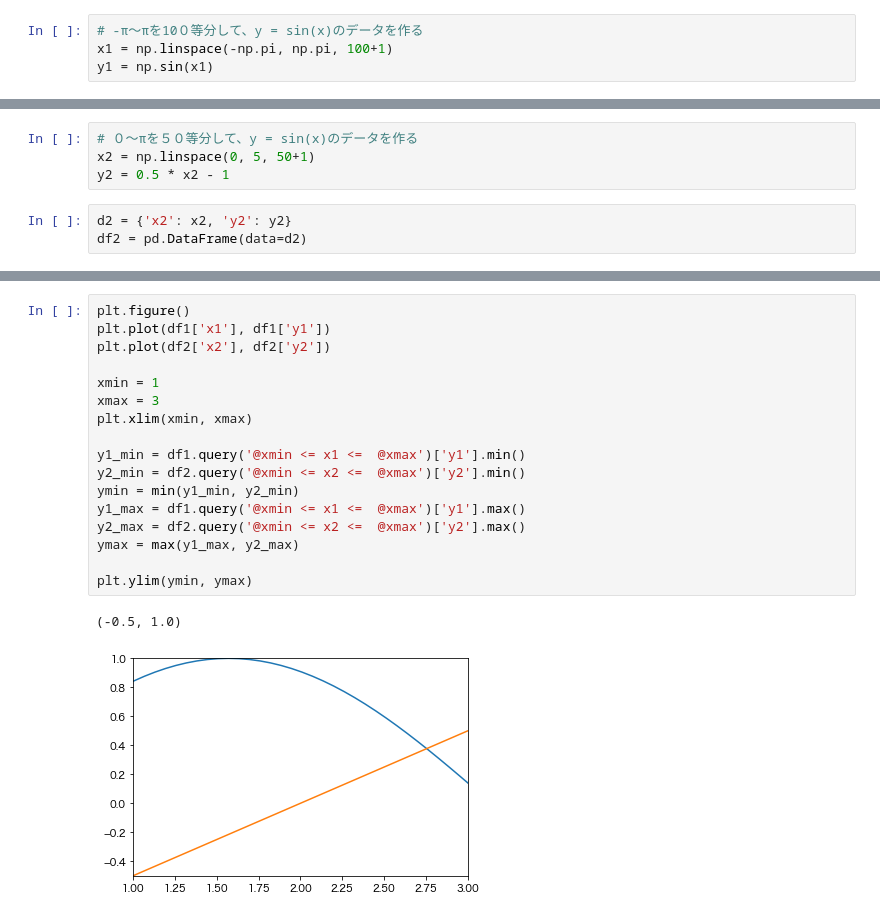
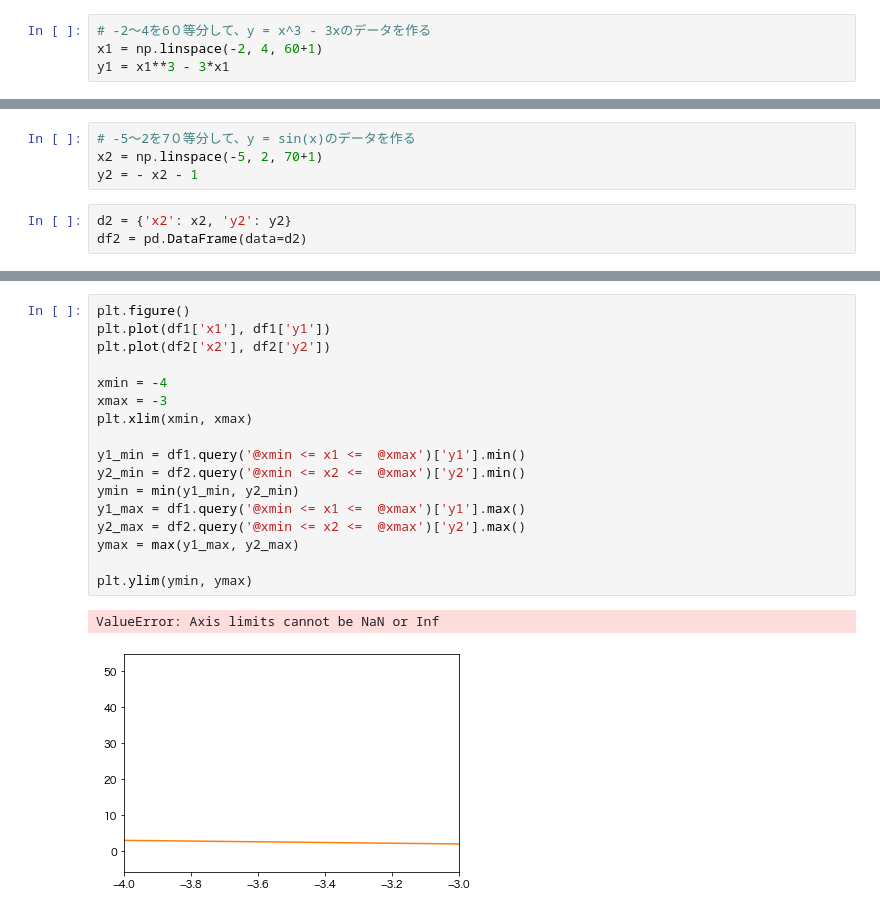
Before and after one commit to Linus-MK/fragments_for_blog, a Jupyter notebook: min_max_behavior_about_nan_empty.ipynb, the cells around one changed output, grey strips where cells are left out. Cells and saved outputs as stored; diff of their text form.

```diff
--- a/min_max_behavior_about_nan_empty.ipynb
+++ b/min_max_behavior_about_nan_empty.ipynb
@@ -22,9 +26,9 @@ print(matplotlib.__version__)
 # %% [markdown]
 ## 2つのグラフを描画するためのデータ
 # %%
-# -π〜πを10０等分して、y = sin(x)のデータを作る
-x1 = np.linspace(-np.pi, np.pi, 100+1)
-y1 = np.sin(x1)
+# -2〜4を6０等分して、y = x^3 - 3xのデータを作る
+x1 = np.linspace(-2, 4, 60+1)
+y1 = x1**3 - 3*x1
 # %%
 d1 = {'x1': x1, 'y1': y1}
 df1 = pd.DataFrame(data=d1)
@@ -40,7 +44,7 @@ df1.head()
 # %%
-# ０〜πを５０等分して、y = sin(x)のデータを作る
-x2 = np.linspace(0, 5, 50+1)
-y2 = 0.5 * x2 - 1
+# -5〜2を7０等分して、y = sin(x)のデータを作る
+x2 = np.linspace(-5, 2, 70+1)
+y2 = - x2 - 1
 # %%
 d2 = {'x2': x2, 'y2': y2}
 df2 = pd.DataFrame(data=d2)
@@ -65,20 +116,20 @@ plt.plot(df2['x2'], df2['y2'])
 # %%
 plt.figure()
 plt.plot(df1['x1'], df1['y1'])
 plt.plot(df2['x2'], df2['y2'])
 
-xmin = 1
-xmax = 3
+xmin = -4
+xmax = -3
 plt.xlim(xmin, xmax)
 
 y1_min = df1.query('@xmin <= x1 <=  @xmax')['y1'].min()
 y2_min = df2.query('@xmin <= x2 <=  @xmax')['y2'].min()
 ymin = min(y1_min, y2_min)
 y1_max = df1.query('@xmin <= x1 <=  @xmax')['y1'].max()
 y2_max = df2.query('@xmin <= x2 <=  @xmax')['y2'].max()
 ymax = max(y1_max, y2_max)
 
 plt.ylim(ymin, ymax)
 # %% [output]
-(-0.5, 1.0)
+ValueError: Axis limits cannot be NaN or Inf
-[figure, old version]
+[figure, new version]
```
Also changed, not shown: parts of 38 cells of this notebook.
